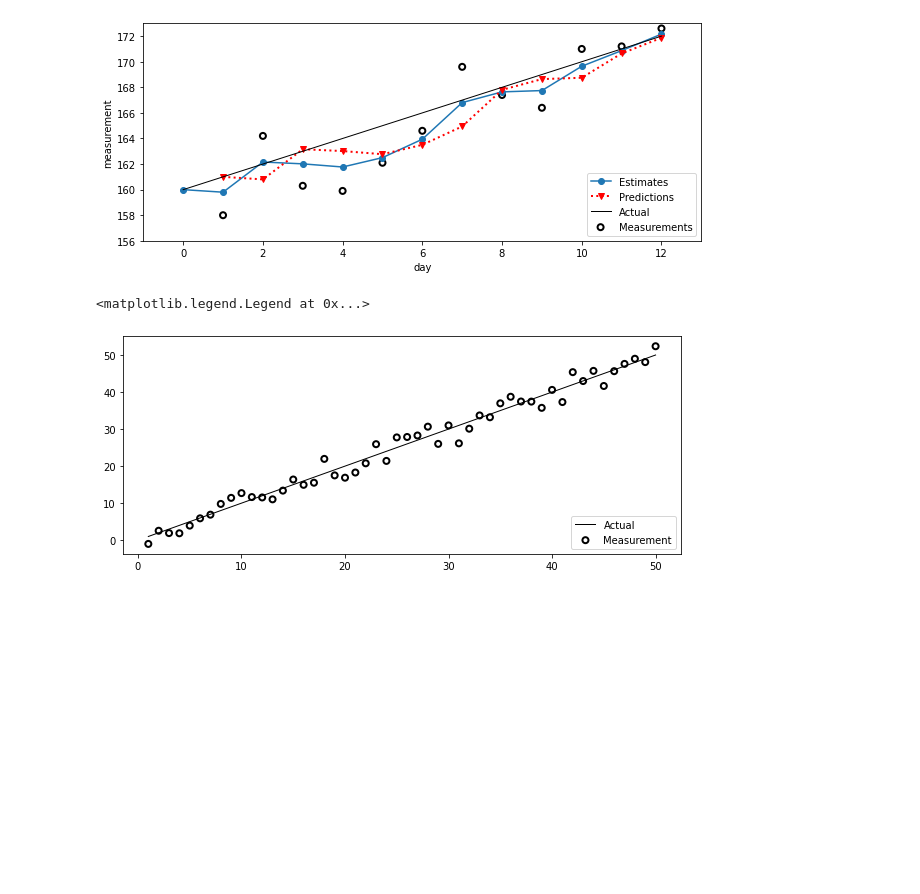
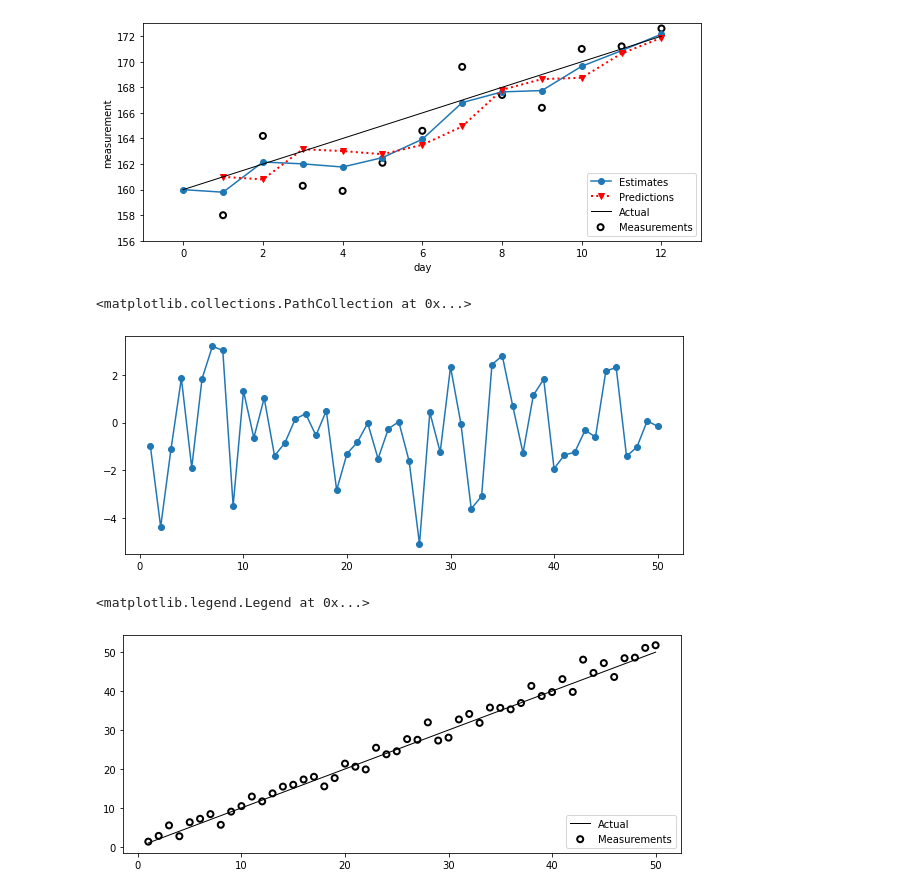
Before and after one commit to skjw1224/cbd-soft-sensor, a Jupyter notebook: notebooks/gh_filter.ipynb, the cells around one changed output. Saved outputs shown, nothing was run; the diff lists cells and outputs as text; code cells hidden in the pictures; blank space fills up the shorter version.

Commit message:
Gaussian noise

```diff
--- a/notebooks/gh_filter.ipynb
+++ b/notebooks/gh_filter.ipynb
@@ -102,15 +102,20 @@ book_plots.set_figsize(10)
 plot_gh_results(weights, estimates, predictions, [160, 172])
 # %% [output]
 [figure]
+# %%
+from numpy.random import randn
+noise = 2 * np.random.randn(50)
+xs = np.arange(1, 51)
+plt.plot(xs, noise)
+plt.scatter(xs, noise)
+# %% [output]
+<matplotlib.collections.PathCollection at 0x...>
+[figure, added]
 # %%
-from numpy.random import randn
-noise = 2 * np.random.randn(50)
-xs = np.arange(1, 51)
-
 plt.plot(xs, xs, c='k', lw=1, label='Actual')
 plt.scatter(xs, xs+noise, marker='o', edgecolor='k', facecolor='none', lw=2, label='Measurements')
 plt.legend(loc=4)
 #
 # %% [output]
 <matplotlib.legend.Legend at 0x...>
-[figure, old version]
+[figure, new version]
```
